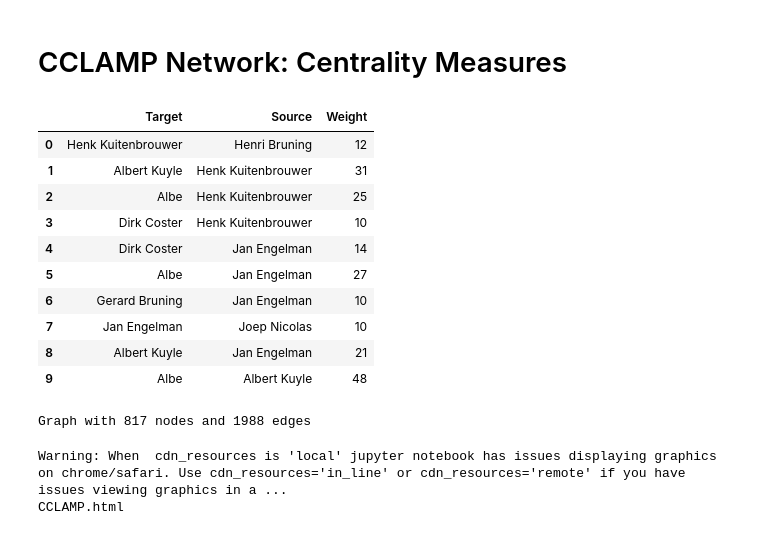
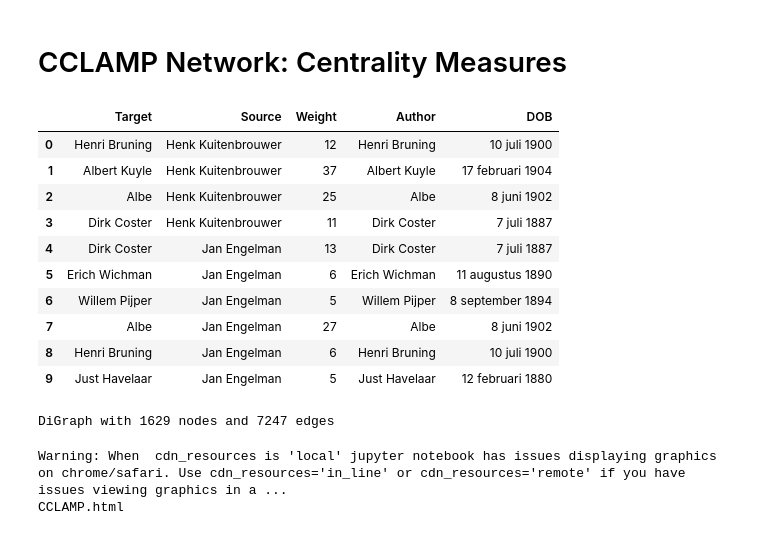
Before and after one commit to julienijs/Network_CCLAMP, a Jupyter notebook: CCLAMP_Network_Centrality_Measures.ipynb, the cells around one changed output. Drawn from its saved outputs; the diff is of its cells as text; code cells hidden in the pictures.

```diff
--- a/CCLAMP_Network_Centrality_Measures.ipynb
+++ b/CCLAMP_Network_Centrality_Measures.ipynb
@@ -8,30 +8,30 @@ from pyvis.network import Network
 import community.community_louvain as community_louvain
 # %%
 # Read the network
-network = pd.read_csv("CCLAMP_Network.txt", sep="\t", encoding='utf-8')
+network = pd.read_csv("CCLAMP_Directed_Network.txt", sep="\t", encoding='utf-8')
 network.head(10)
 # %% [output]
-|  | Target | Source | Weight |
-| 0 | Henk Kuitenbrouwer | Henri Bruning | 12 |
-| 1 | Albert Kuyle | Henk Kuitenbrouwer | 31 |
-| 2 | Albe | Henk Kuitenbrouwer | 25 |
-| 3 | Dirk Coster | Henk Kuitenbrouwer | 10 |
-| 4 | Dirk Coster | Jan Engelman | 14 |
-| 5 | Albe | Jan Engelman | 27 |
-| 6 | Gerard Bruning | Jan Engelman | 10 |
-| 7 | Jan Engelman | Joep Nicolas | 10 |
-| 8 | Albert Kuyle | Jan Engelman | 21 |
-| 9 | Albe | Albert Kuyle | 48 |
+|  | Target | Source | Weight | Author | DOB |
+| 0 | Henri Bruning | Henk Kuitenbrouwer | 12 | Henri Bruning | 10 juli 1900 |
+| 1 | Albert Kuyle | Henk Kuitenbrouwer | 37 | Albert Kuyle | 17 februari 1904 |
+| 2 | Albe | Henk Kuitenbrouwer | 25 | Albe | 8 juni 1902 |
+| 3 | Dirk Coster | Henk Kuitenbrouwer | 11 | Dirk Coster | 7 juli 1887 |
+| 4 | Dirk Coster | Jan Engelman | 13 | Dirk Coster | 7 juli 1887 |
+| 5 | Erich Wichman | Jan Engelman | 6 | Erich Wichman | 11 augustus 1890 |
+| 6 | Willem Pijper | Jan Engelman | 5 | Willem Pijper | 8 september 1894 |
+| 7 | Albe | Jan Engelman | 27 | Albe | 8 juni 1902 |
+| 8 | Henri Bruning | Jan Engelman | 6 | Henri Bruning | 10 juli 1900 |
+| 9 | Just Havelaar | Jan Engelman | 5 | Just Havelaar | 12 februari 1880 |
 # %%
 # Create a weighted graph
 G = nx.from_pandas_edgelist(network,
                             source = 'Source',
                             target = 'Target',
                             edge_attr = 'Weight',
-                            create_using = nx.Graph())
+                            create_using = nx.DiGraph())
 print(G)
 # %% [output]
-Graph with 817 nodes and 1988 edges
+DiGraph with 1629 nodes and 7247 edges
 # %%
 net = Network(notebook = True, width="1000px", height="700px", bgcolor="#222222", font_color="white")
 
```
Also changed, not shown: parts of 8 cells of this notebook.
